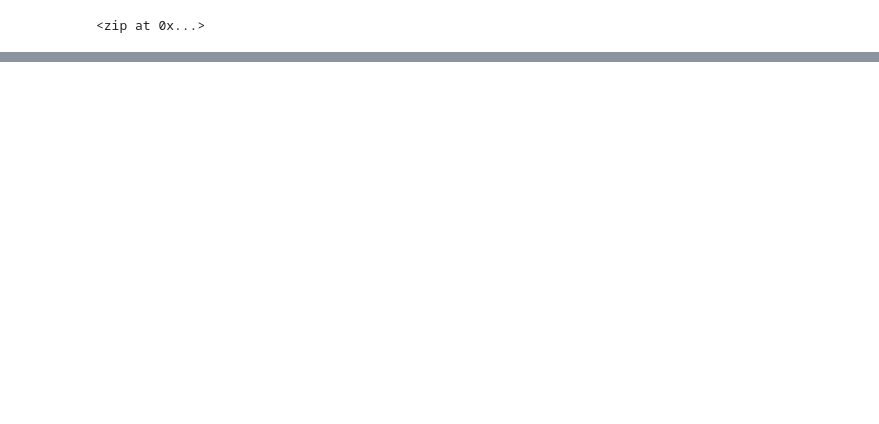
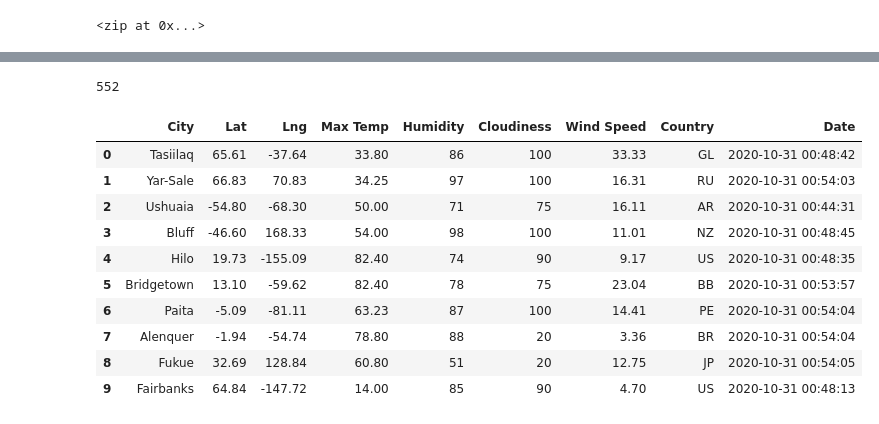
Before and after one commit to chreroax1/World_Weather_Analysis, a Jupyter notebook: WeatherPy.ipynb, the cells around one changed output, grey strips where cells are left out. Cells and saved outputs as stored; diff of their text form; code cells hidden in the pictures; blank space fills up the shorter version.

```diff
--- a/WeatherPy.ipynb
+++ b/WeatherPy.ipynb
@@ -30,0 +39,3 @@ len(cities)
+# %%
+url = "http://api.openweathermap.org/data/2.5/weather?units=Imperial&APPID=" + weather_api_key
+print(url)
@@ -30,0 +122,20 @@ len(cities)
+# %%
+len(city_data)
+# %% [output]
+552
+# %%
+# Convert the array of dictionaries to a Pandas DataFrame.
+city_data_df = pd.DataFrame(city_data)
+city_data_df.head(10)
+# %% [output]
+|  | City | Lat | Lng | Max Temp | Humidity | Cloudiness | Wind Speed | Country | Date |
+| 0 | Tasiilaq | 65.61 | -37.64 | 33.80 | 86 | 100 | 33.33 | GL | 2020-10-31 00:48:42 |
+| 1 | Yar-Sale | 66.83 | 70.83 | 34.25 | 97 | 100 | 16.31 | RU | 2020-10-31 00:54:03 |
+| 2 | Ushuaia | -54.80 | -68.30 | 50.00 | 71 | 75 | 16.11 | AR | 2020-10-31 00:44:31 |
+| 3 | Bluff | -46.60 | 168.33 | 54.00 | 98 | 100 | 11.01 | NZ | 2020-10-31 00:48:45 |
+| 4 | Hilo | 19.73 | -155.09 | 82.40 | 74 | 90 | 9.17 | US | 2020-10-31 00:48:35 |
+| 5 | Bridgetown | 13.10 | -59.62 | 82.40 | 78 | 75 | 23.04 | BB | 2020-10-31 00:53:57 |
+| 6 | Paita | -5.09 | -81.11 | 63.23 | 87 | 100 | 14.41 | PE | 2020-10-31 00:54:04 |
+| 7 | Alenquer | -1.94 | -54.74 | 78.80 | 88 | 20 | 3.36 | BR | 2020-10-31 00:54:04 |
+| 8 | Fukue | 32.69 | 128.84 | 60.80 | 51 | 20 | 12.75 | JP | 2020-10-31 00:54:05 |
+| 9 | Fairbanks | 64.84 | -147.72 | 14.00 | 85 | 90 | 4.70 | US | 2020-10-31 00:48:13 |
```
Also changed, not shown: parts of 6 cells of this notebook, 3 other files.
